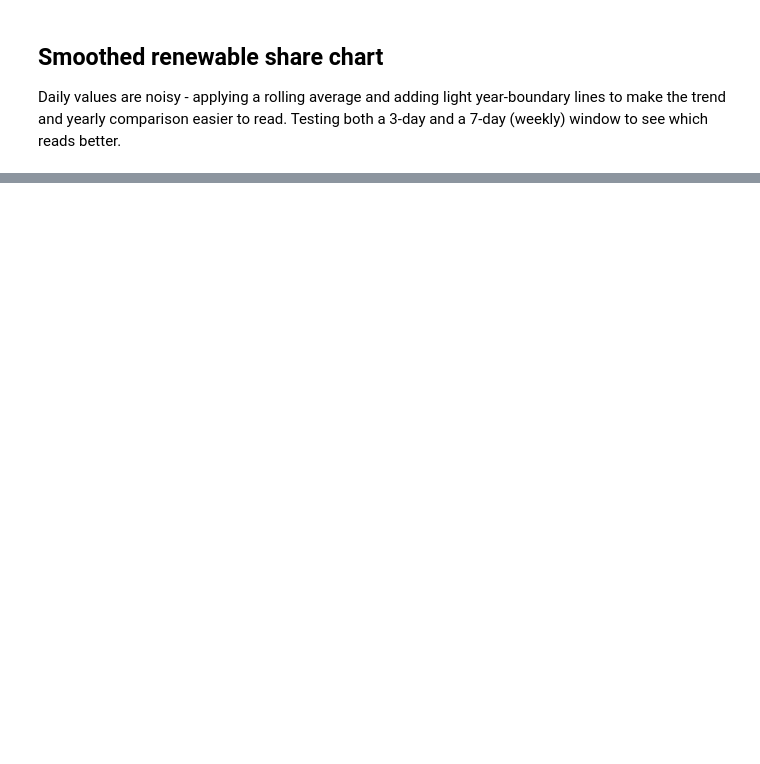
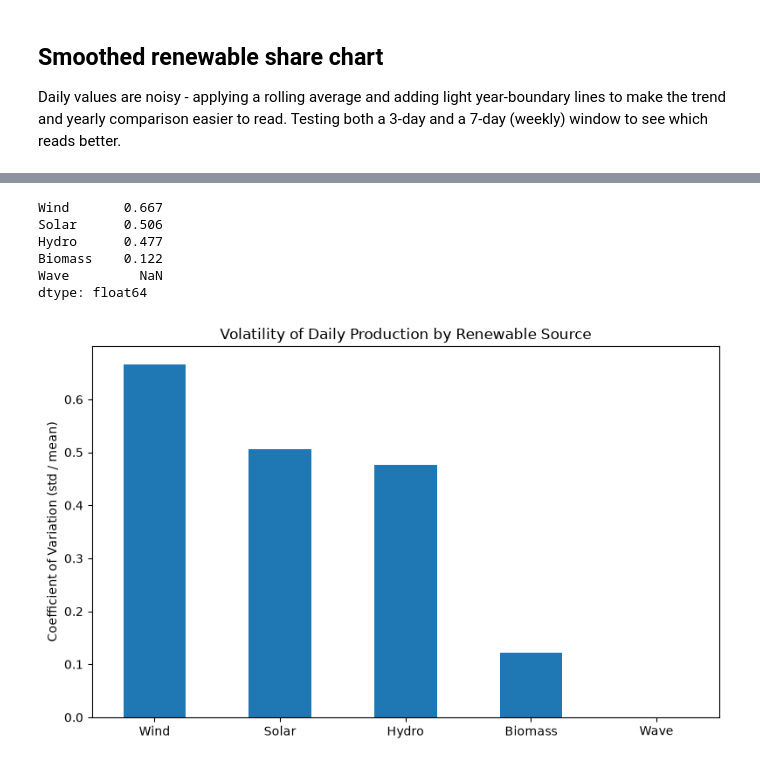
Before and after one commit to JoaoFelicissimo03/PT-Energy-Transition-Analytics, a Jupyter notebook: 03_EDA.ipynb, the cells around one changed output, grey strips where cells are left out. Saved outputs shown, nothing was run; the diff lists cells and outputs as text; code cells hidden in the pictures; blank space fills up the shorter version.

```diff
--- a/03_EDA.ipynb
+++ b/03_EDA.ipynb
@@ -109,0 +136,25 @@ plt.show()
+# %%
+RENEWABLE_SOURCES = ["Hydro", "Solar", "Wind", "Biomass", "Wave"]
+
+cv_by_source = {
+    source: df_ren[source].std() / df_ren[source].mean() for source in RENEWABLE_SOURCES
+}
+
+cv_series = pd.Series(cv_by_source).sort_values(ascending=False)
+print(cv_series.round(3))
+
+fig, ax = plt.subplots(figsize=(8, 5))
+cv_series.plot(kind="bar", ax=ax)
+ax.set_ylabel("Coefficient of Variation (std / mean)")
+ax.set_title("Volatility of Daily Production by Renewable Source")
+plt.xticks(rotation=0)
+plt.tight_layout()
+plt.show()
+# %% [output]
+Wind       0.667
+Solar      0.506
+Hydro      0.477
+Biomass    0.122
+Wave         NaN
+dtype: float64
+[figure, added]
```
Also changed, not shown: parts of 19 cells of this notebook.
